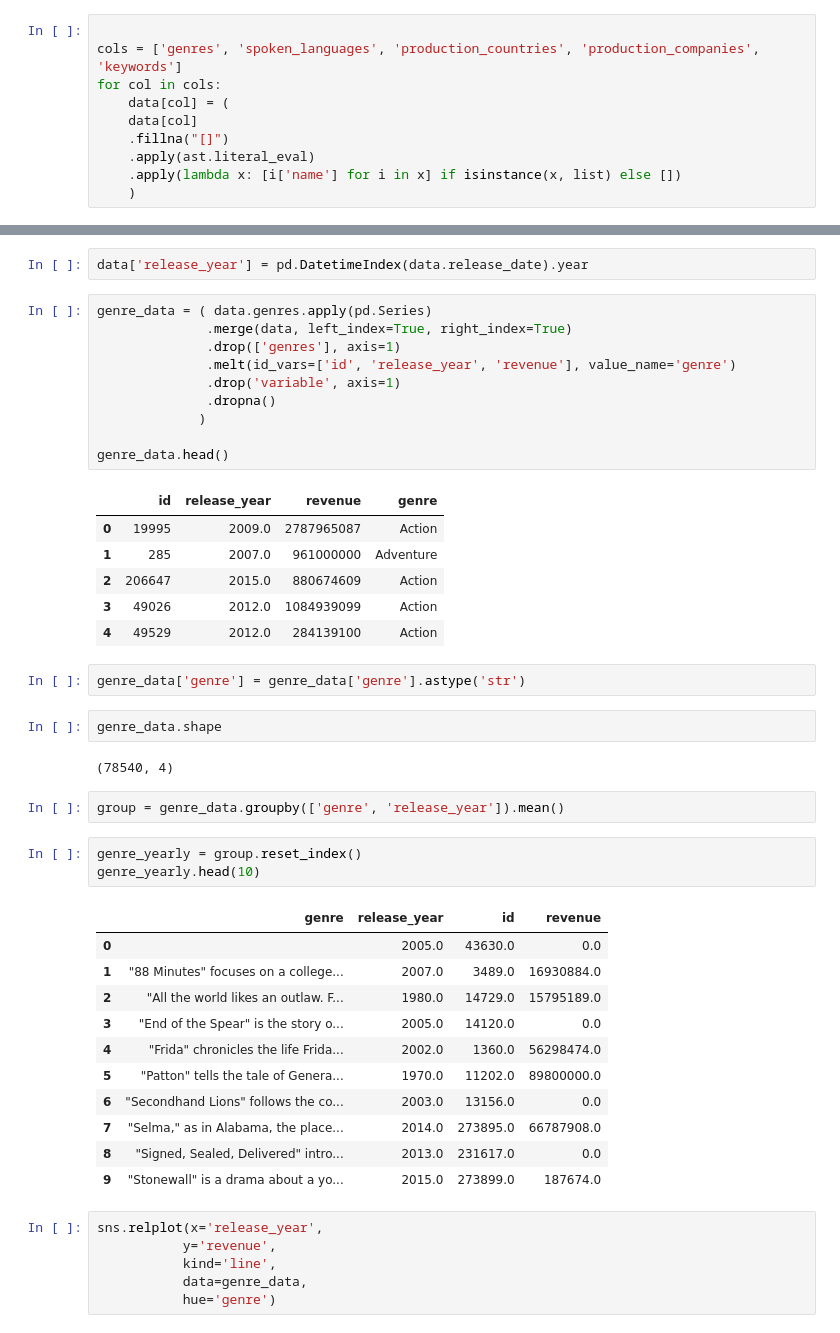
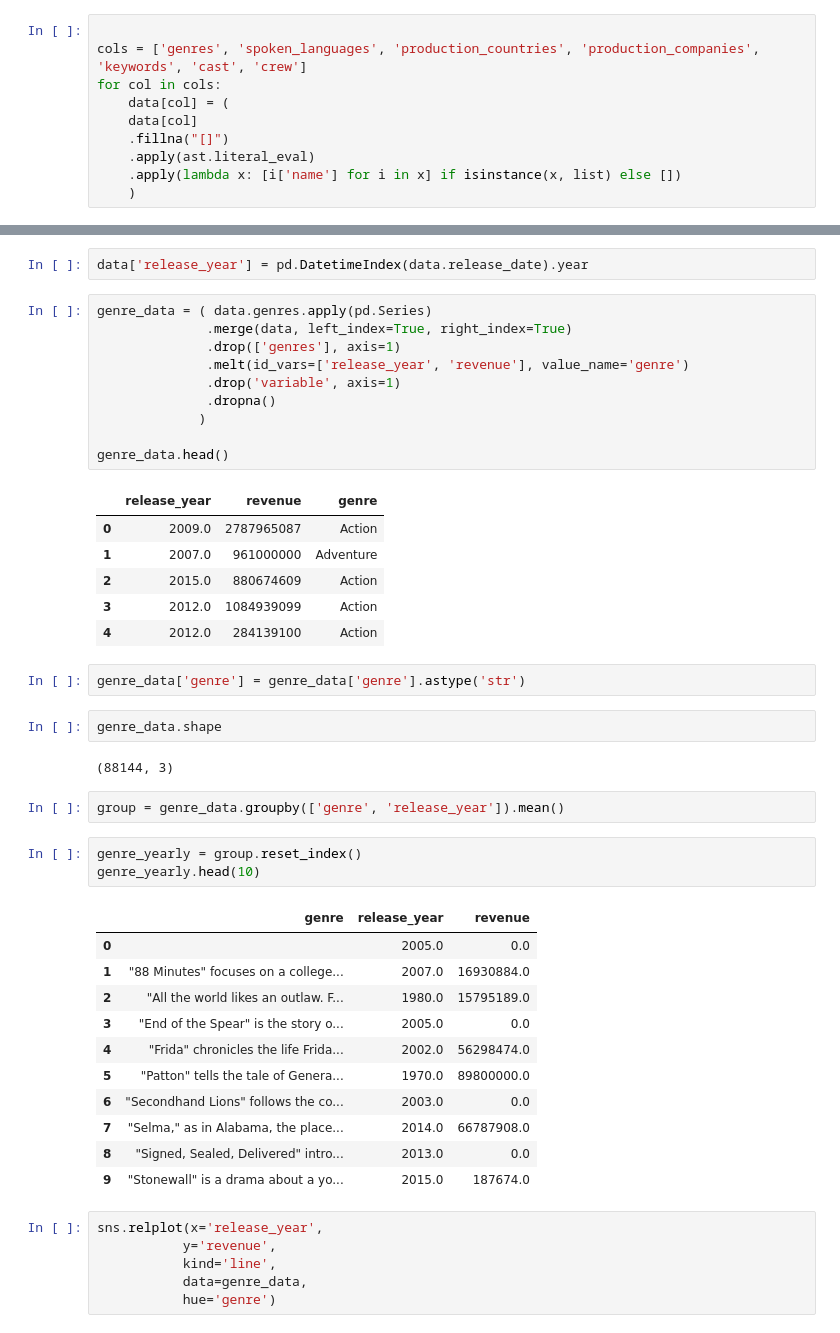
Before and after one commit to leyaof/movie-analysis, a Jupyter notebook: movie-analysis.ipynb, the cells around one changed output, grey strips where cells are left out. Saved outputs shown, nothing was run; the diff lists cells and outputs as text.

Commit message:
cleaned crew and cast column

```diff
--- a/movie-analysis.ipynb
+++ b/movie-analysis.ipynb
@@ -132,7 +132,7 @@ dtype: object
 some columns have values stored in lists or dictionaries. I will modify theses columns to contain only information needed for the analysis.
 # %%
 
-cols = ['genres', 'spoken_languages', 'production_countries', 'production_companies', 'keywords']
+cols = ['genres', 'spoken_languages', 'production_countries', 'production_companies', 'keywords', 'cast', 'crew']
 for col in cols:
     data[col] = (
     data[col]
@@ -202,43 +184,43 @@ data['release_year'] = pd.DatetimeIndex(data.release_date).year
 # %%
 genre_data = ( data.genres.apply(pd.Series)
               .merge(data, left_index=True, right_index=True)
               .drop(['genres'], axis=1)
-              .melt(id_vars=['id', 'release_year', 'revenue'], value_name='genre')
+              .melt(id_vars=['release_year', 'revenue'], value_name='genre')
               .drop('variable', axis=1)
               .dropna()
              )
 
 genre_data.head()
 # %% [output]
-|  | id | release_year | revenue | genre |
-| 0 | 19995 | 2009.0 | 2787965087 | Action |
-| 1 | 285 | 2007.0 | 961000000 | Adventure |
-| 2 | 206647 | 2015.0 | 880674609 | Action |
-| 3 | 49026 | 2012.0 | 1084939099 | Action |
-| 4 | 49529 | 2012.0 | 284139100 | Action |
+|  | release_year | revenue | genre |
+| 0 | 2009.0 | 2787965087 | Action |
+| 1 | 2007.0 | 961000000 | Adventure |
+| 2 | 2015.0 | 880674609 | Action |
+| 3 | 2012.0 | 1084939099 | Action |
+| 4 | 2012.0 | 284139100 | Action |
 # %%
 genre_data['genre'] = genre_data['genre'].astype('str')
 # %%
 genre_data.shape
 # %% [output]
-(78540, 4)
+(88144, 3)
 # %%
 group = genre_data.groupby(['genre', 'release_year']).mean()
 # %%
 genre_yearly = group.reset_index()
 genre_yearly.head(10)
 # %% [output]
-|  | genre | release_year | id | revenue |
-| 0 |  | 2005.0 | 43630.0 | 0.0 |
-| 1 | "88 Minutes" focuses on a college... | 2007.0 | 3489.0 | 16930884.0 |
-| 2 | "All the world likes an outlaw. F... | 1980.0 | 14729.0 | 15795189.0 |
-| 3 | "End of the Spear" is the story o... | 2005.0 | 14120.0 | 0.0 |
-| 4 | "Frida" chronicles the life Frida... | 2002.0 | 1360.0 | 56298474.0 |
-| 5 | "Patton" tells the tale of Genera... | 1970.0 | 11202.0 | 89800000.0 |
-| 6 | "Secondhand Lions" follows the co... | 2003.0 | 13156.0 | 0.0 |
-| 7 | "Selma," as in Alabama, the place... | 2014.0 | 273895.0 | 66787908.0 |
-| 8 | "Signed, Sealed, Delivered" intro... | 2013.0 | 231617.0 | 0.0 |
-| 9 | "Stonewall" is a drama about a yo... | 2015.0 | 273899.0 | 187674.0 |
+|  | genre | release_year | revenue |
+| 0 |  | 2005.0 | 0.0 |
+| 1 | "88 Minutes" focuses on a college... | 2007.0 | 16930884.0 |
+| 2 | "All the world likes an outlaw. F... | 1980.0 | 15795189.0 |
+| 3 | "End of the Spear" is the story o... | 2005.0 | 0.0 |
+| 4 | "Frida" chronicles the life Frida... | 2002.0 | 56298474.0 |
+| 5 | "Patton" tells the tale of Genera... | 1970.0 | 89800000.0 |
+| 6 | "Secondhand Lions" follows the co... | 2003.0 | 0.0 |
+| 7 | "Selma," as in Alabama, the place... | 2014.0 | 66787908.0 |
+| 8 | "Signed, Sealed, Delivered" intro... | 2013.0 | 0.0 |
+| 9 | "Stonewall" is a drama about a yo... | 2015.0 | 187674.0 |
 # %%
 sns.relplot(x='release_year',
            y='revenue',
```
Also changed, not shown: parts of 4 cells of this notebook.
